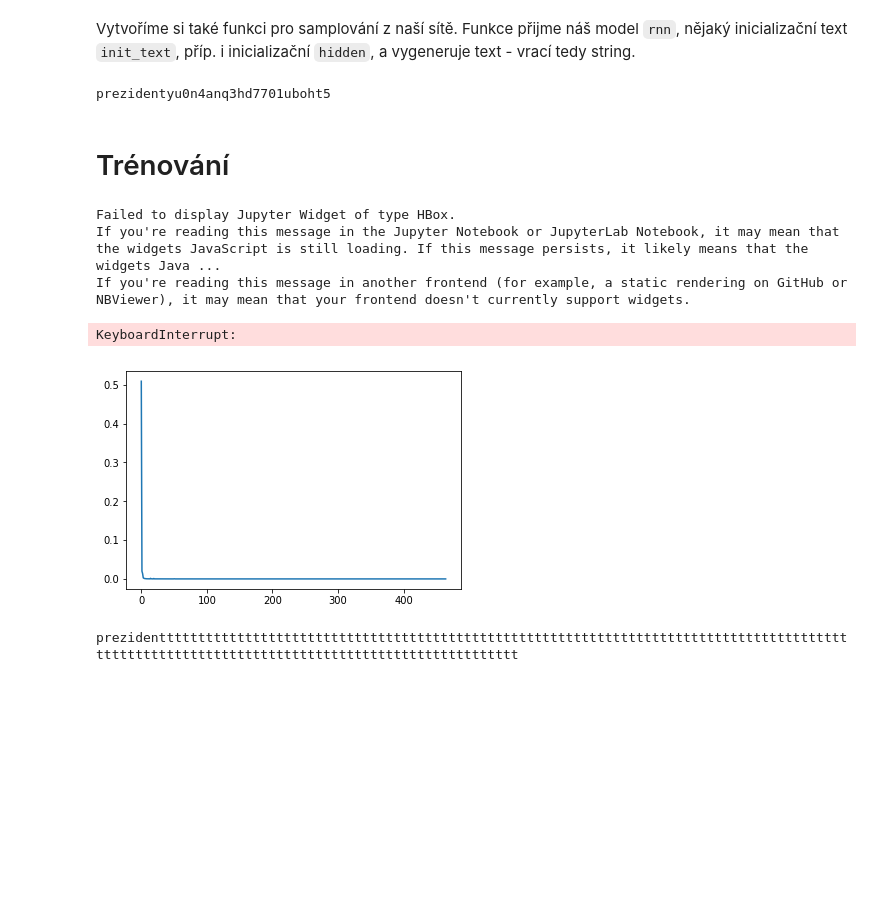
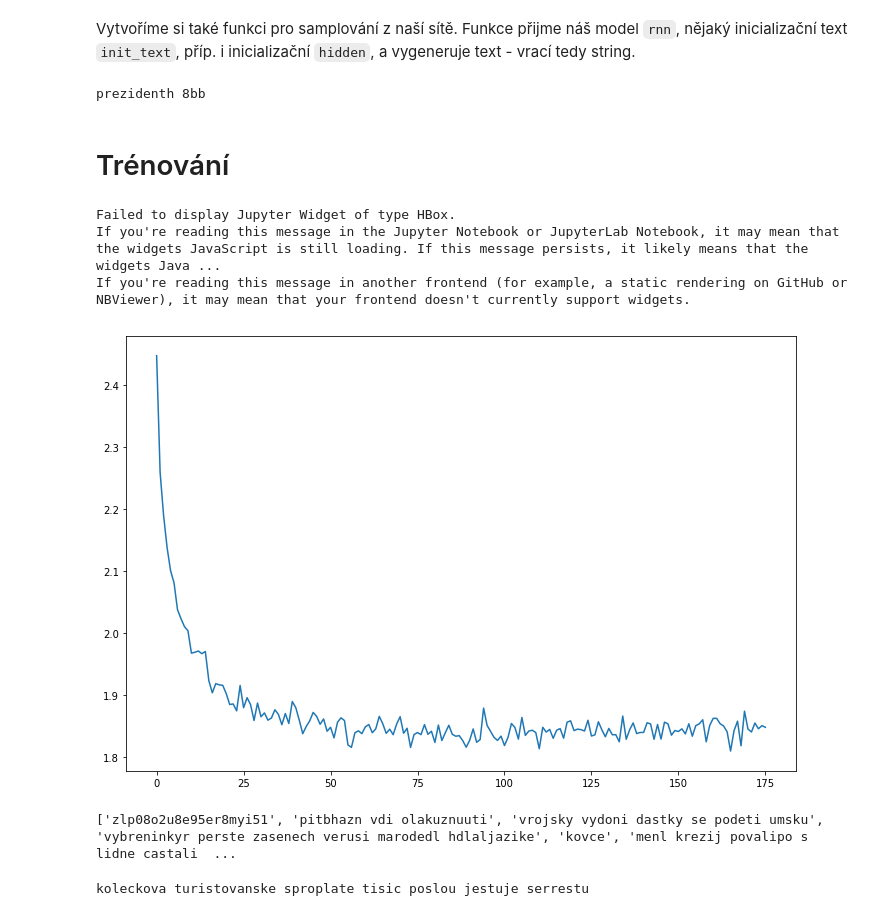
Before and after one commit to Sselion/ANS_Naiman, a Jupyter notebook: char-rnn-lab.ipynb, the cells around one changed output. Cells and saved outputs as stored; diff of their text form; code cells hidden in the pictures; blank space fills up the shorter version.

Commit message:
FINAL, v1.0; Chyby ještě proporcional. Text to vcelku generuje. Loss: ~1.830

```diff
--- a/char-rnn-lab.ipynb
+++ b/char-rnn-lab.ipynb
@@ -206,12 +206,12 @@ class RNN(nn.Module):
         self.rnn = nn.LSTM(emb_dim, hidden_size, n_layers)
         self.fc = nn.Linear(hidden_size, output_size)
 
-
     def forward(self, x, hidden):
-
-        embeddings = self.emb(x).view(x.size(0), 1, -1)
+        batch_size = x.size(0)
+        embeddings = self.emb(x)
+        embeddings = embeddings.view(batch_size, 1, -1)
         output, hidden = self.rnn(embeddings, hidden)
-        score = self.fc(output.view(x.size(0), -1))
+        score = self.fc(output.view(batch_size, -1))
         return score, hidden
 
     def init_hidden(self):
@@ -221,8 +221,8 @@ class RNN(nn.Module):
         return h, c
 # %%
 voc_size = len(chars)
-emb_dim = 50
-hidden_dim = 100
+emb_dim = 100
+hidden_dim = 200
 output_dim = voc_size
 
 rnn = RNN(voc_size, emb_dim, hidden_dim, output_dim, n_layers=1)
@@ -232,7 +232,7 @@ example_history = []
 Vytvoříme trénovací data. `y_train` je v tomto případě stejného rozměru jako `X_train` a ke každému znaku udává následjící. Poslední znak má jako label `\n`, značící konec sekvence. Data vytvoříme jako seznamy, tj. `list`, kde každý prvek je jedna věta, už převedená na indexy znaků metodou `char_tensor`.
 # %%
 X_train = [char_tensor(line) for line in lines]
-y_train = [char_tensor(line+ '\n' ) for line in lines]
+y_train = [char_tensor(line[1:] + '\n') for line in lines]
 # %%
 idx = random.randrange(len(X_train))
 print(to_string(X_train[idx].data))
@@ -279,7 +279,8 @@ def sample(rnn, init_text='', hidden=None, maxlen=150, mode='multinomial'):
         elif mode == 'argmax':
             k = np.argmax(score.data.numpy().flatten())
         elif mode == 'proportional':
-            k = ...
+            pass
+           # k = ...
 
         # zastavit, pokud end-token
         if k == chr2idx['\n']:
@@ -289,7 +290,7 @@ def sample(rnn, init_text='', hidden=None, maxlen=150, mode='multinomial'):
         out_text.append(chars[k])
 
         # zastavit, pokud text je moc dlouhy
-        if len(out_text) >= maxlen:
+        if len(out_text) == maxlen:
             break
 
         # novy vstupni znak
@@ -299,7 +300,7 @@ def sample(rnn, init_text='', hidden=None, maxlen=150, mode='multinomial'):
 # %%
 print(sample(rnn, init_text='prezident', mode='multinomial'))
 # %% [output]
-prezidentyu0n4anq3hd7701uboht5
+prezidenth 8bb
 # %% [markdown]
 # Trénování
 # %%
@@ -327,6 +328,7 @@ for epoch in range(1):
         y = y_train[li[1]]
 
         for ic, c in enumerate(lines[li[1]]):
+
             # dopredny pruchod
             score, hidden = rnn(x[ic], hidden)
 
@@ -349,15 +351,18 @@ for epoch in range(1):
 Failed to display Jupyter Widget of type HBox.
 If you're reading this message in the Jupyter Notebook or JupyterLab Notebook, it may mean that the widgets JavaScript is still loading. If this message persists, it likely means that the widgets Java ...
 If you're reading this message in another frontend (for example, a static rendering on GitHub or NBViewer), it may mean that your frontend doesn't currently support widgets.
-KeyboardInterrupt:
 # %%
 # Se mi o těch sítích i zdá:
 # že přidává i 1D konvoluční vrstva při vstupu z venčí sice by mě zajmalo jak by vypadali ty filtry, ale asi by to nefungovalo
 # %%
-plot_history(rnn_history, avg_range=100)
+plot_history(rnn_history, avg_range=500)
 # %% [output]
-[figure, old version]
+[figure, new version]
+# %%
+print(example_history)
+# %% [output]
+['zlp08o2u8e95er8myi51', 'pitbhazn vdi olakuznuuti', 'vrojsky vydoni dastky se podeti umsku', 'vybreninkyr perste zasenech verusi marodedl hdlaljazike', 'kovce', 'menl krezij povalipo s lidne castali  ...
 # %%
-print(sample(rnn, init_text='prezident', mode='multinomial'))
+print(sample(rnn, init_text='kolecko', mode='multinomial'))
 # %% [output]
-prezidentttttttttttttttttttttttttttttttttttttttttttttttttttttttttttttttttttttttttttttttttttttttttttttttttttttttttttttttttttttttttttttttttttttttttttttt
+koleckova turistovanske sproplate tisic poslou jestuje serrestu
```
Also changed, not shown: parts of 4 cells of this notebook.
